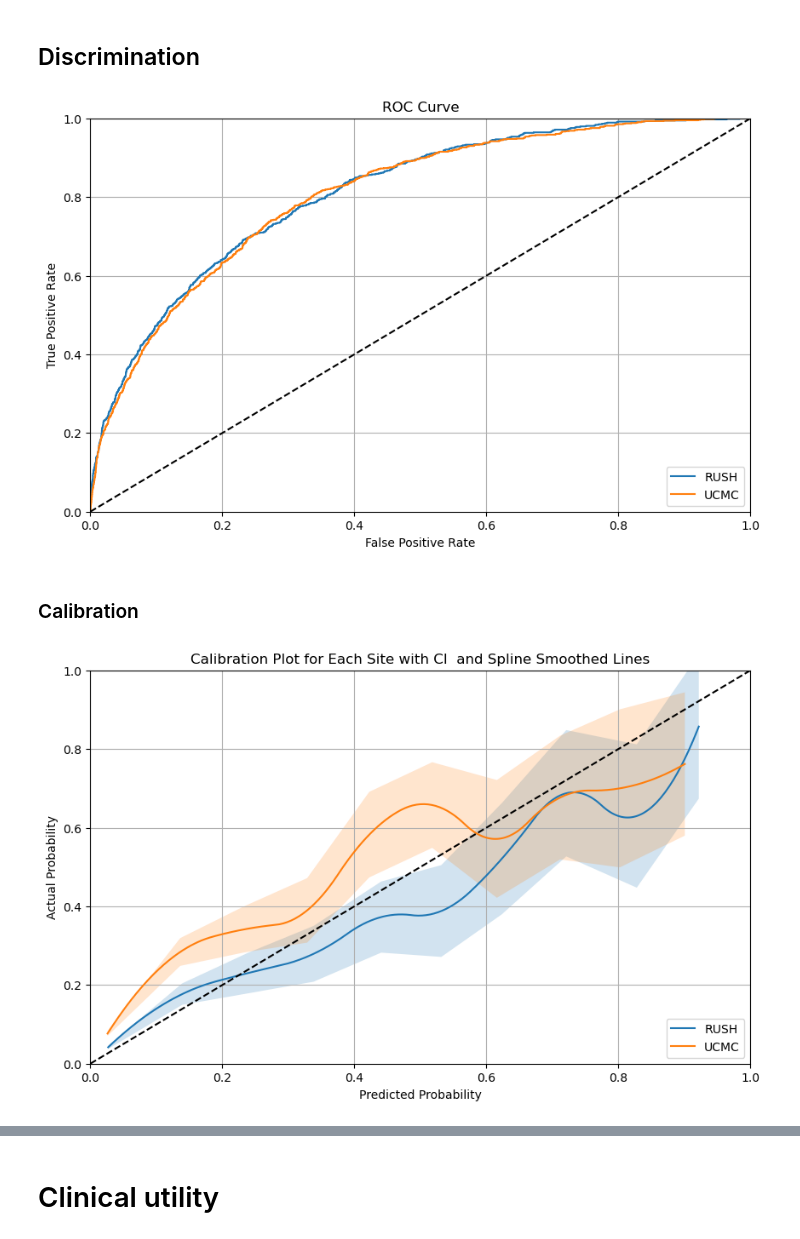
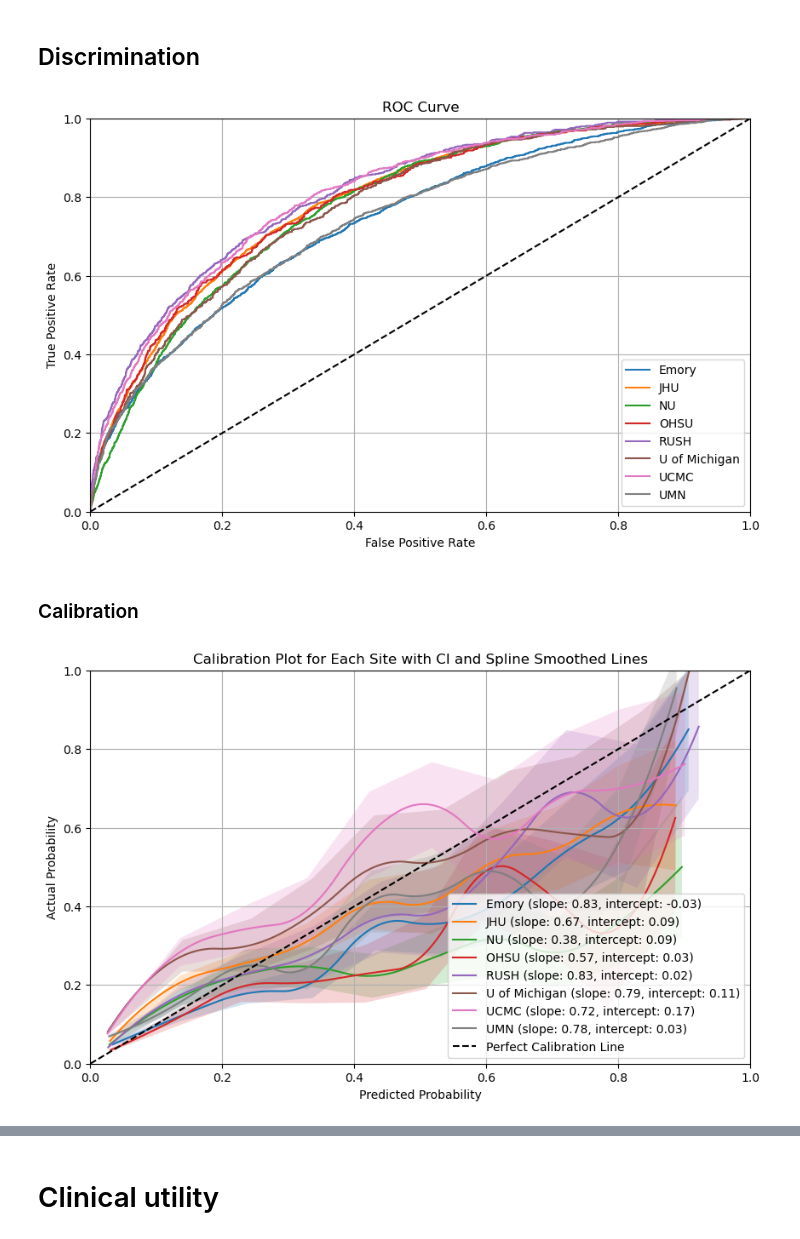
Before and after one commit to kaveriC/CLIF-1.0, a Jupyter notebook: projects/Mortality_model/paper_viz/Tri_pod_paper_viz.ipynb, the cells around one changed output, grey strips where cells are left out. Cells and saved outputs as stored; diff of their text form; code cells hidden in the pictures.

```diff
--- a/projects/Mortality_model/paper_viz/Tri_pod_paper_viz.ipynb
+++ b/projects/Mortality_model/paper_viz/Tri_pod_paper_viz.ipynb
@@ -5,7 +5,7 @@ import seaborn as sns
 import pandas as pd
 import numpy as np
 import glob
-site=['RUSH','UCMC']
+site=['RUSH','UCMC','UMN','JHU','U of Michigan','NU','Emory','OHSU']
 # %% [markdown]
 ## Discrimination
 # %%
@@ -32,7 +32,7 @@ plt.legend(loc='lower right')
 plt.grid(True)
 plt.show()
 # %% [output]
-[figure, old version]
+[figure, new version]
 # %% [markdown]
 ### Calibration
 # %%
@@ -42,31 +42,64 @@ merged_cal_dataframe = pd.concat(cal_dataframes, ignore_index=True)
 # %%
 merged_cal_dataframe.to_csv('Rush_Uofc_cal_plot_df.csv',index=False)
 # %%
-# Plotting with CI shading and smoothed lines with corrected legend
+import pandas as pd
+import numpy as np
+import matplotlib.pyplot as plt
+from scipy.interpolate import make_interp_spline
+from sklearn.linear_model import LinearRegression
+
+# Assuming merged_cal_dataframe is already defined
+sites = merged_cal_dataframe['site'].unique()
+
+# Create an empty list to store the results
+results = []
+
+# Create a figure for the plot
 plt.figure(figsize=(10, 6))
 
-sites = merged_cal_dataframe['site'].unique()
+# Loop over each site and perform the linear regression
 for site in sites:
     site_data = merged_cal_dataframe[merged_cal_dataframe['site'] == site]
+
+    # Fit the linear regression model
+    model = LinearRegression()
+    X = site_data[['predicted_prob']]
+    y = site_data['actual_prob']
+    model.fit(X, y)
+
+    # Get the slope (coefficient) and intercept
+    slope = model.coef_[0]
+    intercept = model.intercept_
+
+    # Append the results
+    results.append({'Site': site, 'Slope': slope, 'Intercept': intercept})
+
     # Sort the data by predicted_prob to ensure smooth interpolation
     site_data = site_data.sort_values(by='predicted_prob')
 
     # Smoothing the line with spline interpolation
     x_new = np.linspace(site_data['predicted_prob'].min(), site_data['predicted_prob'].max(), 300)
     spl = make_interp_spline(site_data['predicted_prob'], site_data['actual_prob'], k=2)
     y_smooth = spl(x_new)
 
-    plt.plot(x_new, y_smooth, label=f'{site}')
+    # Plot the smoothed line
+    plt.plot(x_new, y_smooth, label=f'{site} (slope: {slope:.2f}, intercept: {intercept:.2f})')
     plt.fill_between(site_data['predicted_prob'], site_data['lower_ci'], site_data['upper_ci'], alpha=0.2)
 
-plt.plot([0, 1], [0, 1], 'k--')  # Perfect calibration line
+# Plot the perfect calibration line
+plt.plot([0, 1], [0, 1], 'k--', label='Perfect Calibration Line')
+
+# Customize the plot
 plt.xlim([0.0, 1.0])
 plt.ylim([0.0, 1.0])
 plt.xlabel('Predicted Probability')
 plt.ylabel('Actual Probability')
-plt.title('Calibration Plot for Each Site with CI  and Spline Smoothed Lines')
+plt.title('Calibration Plot for Each Site with CI and Spline Smoothed Lines')
 plt.legend(loc='lower right')
 plt.grid(True)
 plt.show()
+
+# Create a DataFrame from the results
+results_df = pd.DataFrame(results)
 # %% [output]
-[figure, old version]
+[figure, new version]
```
Also changed, not shown: parts of 23 cells of this notebook.
